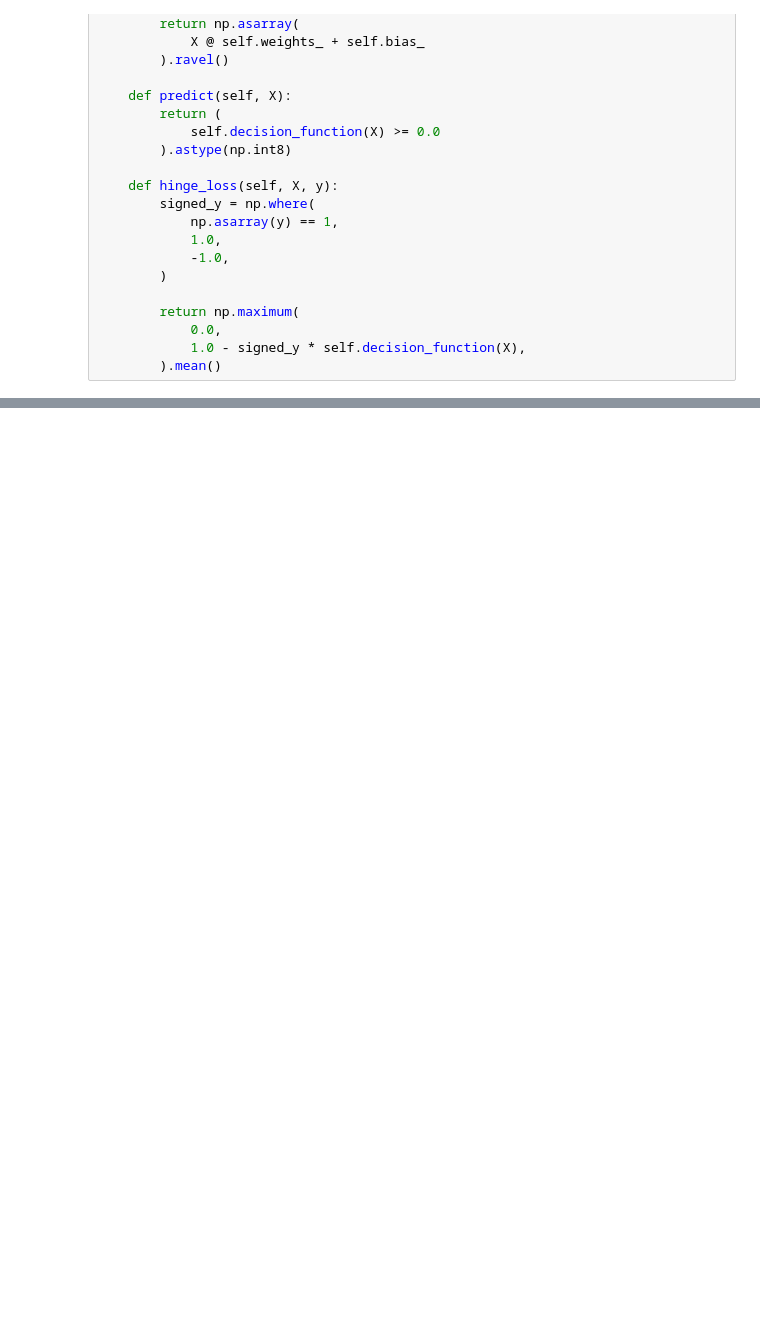
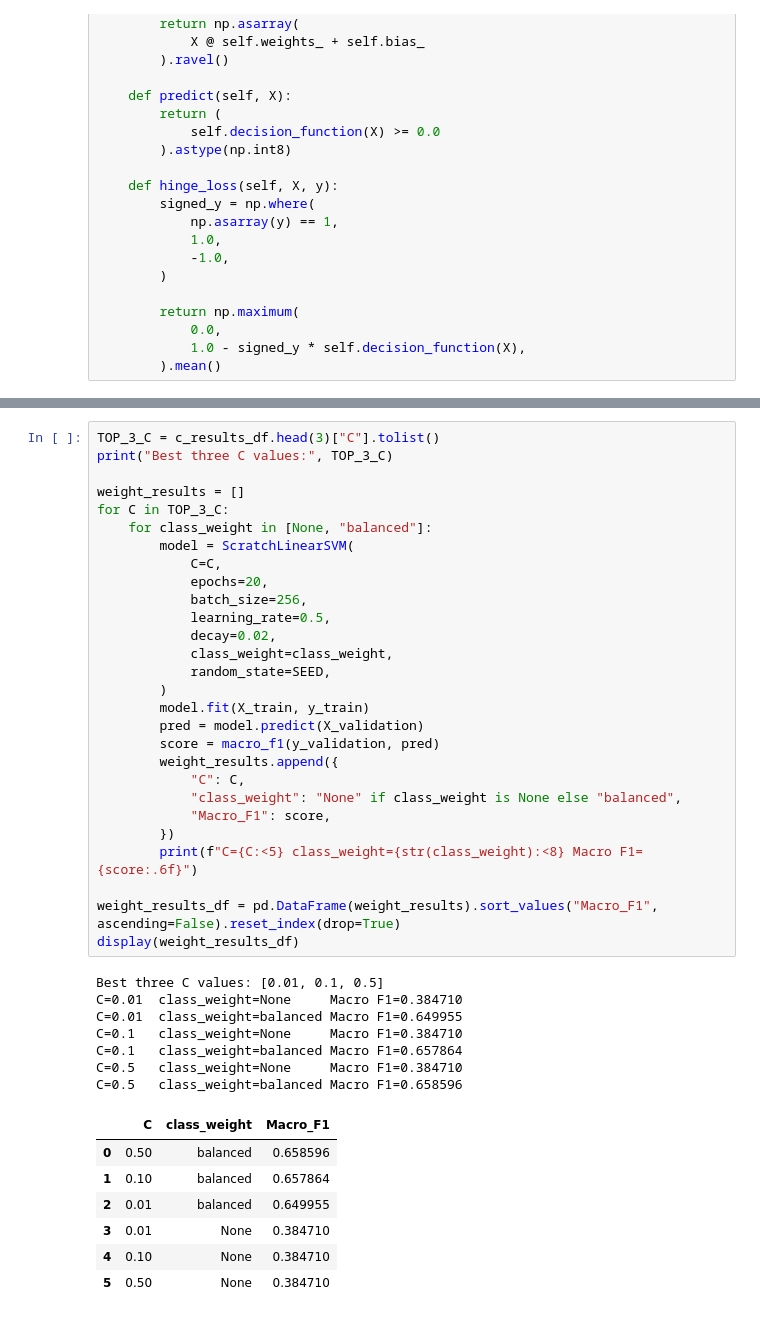
Before and after one commit to lav-22/TheHomiesML, a Jupyter notebook: notebooks/linear_svm_from_scratch.ipynb, the cells around one changed output, grey strips where cells are left out. Cells and saved outputs as stored; diff of their text form; blank space fills up the shorter version.

```diff
--- a/notebooks/linear_svm_from_scratch.ipynb
+++ b/notebooks/linear_svm_from_scratch.ipynb
@@ -410,0 +480,43 @@ display(submission.head())
+# %%
+TOP_3_C = c_results_df.head(3)["C"].tolist()
+print("Best three C values:", TOP_3_C)
+
+weight_results = []
+for C in TOP_3_C:
+    for class_weight in [None, "balanced"]:
+        model = ScratchLinearSVM(
+            C=C,
+            epochs=20,
+            batch_size=256,
+            learning_rate=0.5,
+            decay=0.02,
+            class_weight=class_weight,
+            random_state=SEED,
+        )
+        model.fit(X_train, y_train)
+        pred = model.predict(X_validation)
+        score = macro_f1(y_validation, pred)
+        weight_results.append({
+            "C": C,
+            "class_weight": "None" if class_weight is None else "balanced",
+            "Macro_F1": score,
+        })
+        print(f"C={C:<5} class_weight={str(class_weight):<8} Macro F1={score:.6f}")
+
+weight_results_df = pd.DataFrame(weight_results).sort_values("Macro_F1", ascending=False).reset_index(drop=True)
+display(weight_results_df)
+# %% [output]
+Best three C values: [0.01, 0.1, 0.5]
+C=0.01  class_weight=None     Macro F1=0.384710
+C=0.01  class_weight=balanced Macro F1=0.649955
+C=0.1   class_weight=None     Macro F1=0.384710
+C=0.1   class_weight=balanced Macro F1=0.657864
+C=0.5   class_weight=None     Macro F1=0.384710
+C=0.5   class_weight=balanced Macro F1=0.658596
+|  | C | class_weight | Macro_F1 |
+| 0 | 0.50 | balanced | 0.658596 |
+| 1 | 0.10 | balanced | 0.657864 |
+| 2 | 0.01 | balanced | 0.649955 |
+| 3 | 0.01 | None | 0.384710 |
+| 4 | 0.10 | None | 0.384710 |
+| 5 | 0.50 | None | 0.384710 |
```
Also changed, not shown: parts of 13 cells of this notebook, 1 other file.
